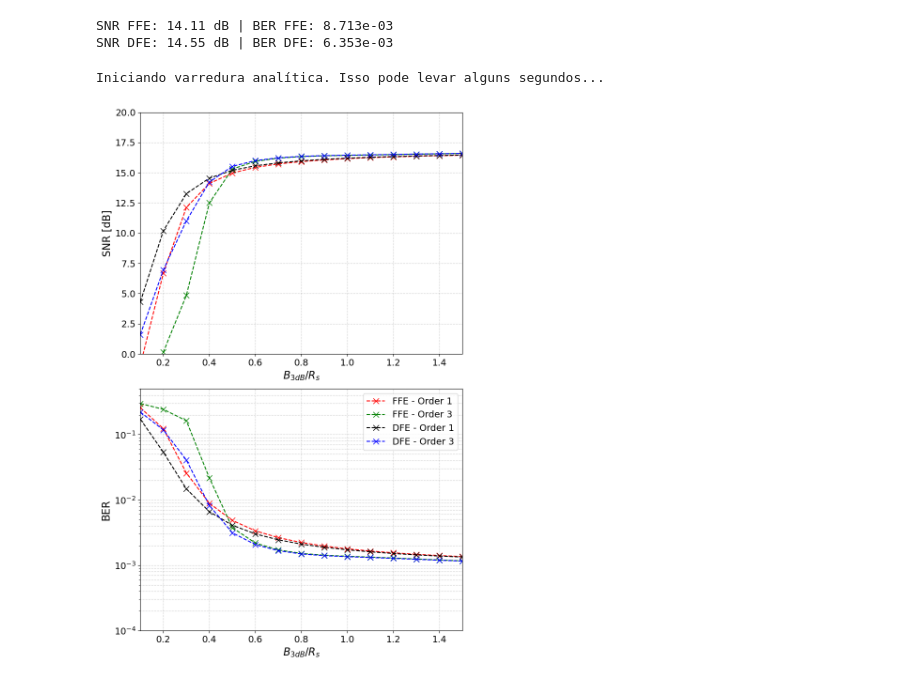
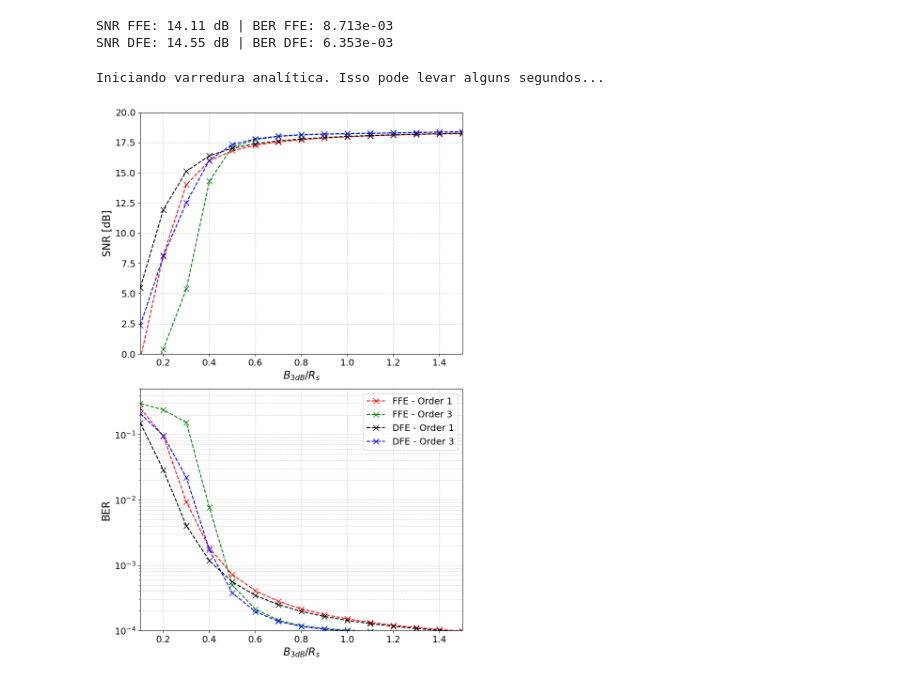
Before and after one commit to elmerfariass/Performance-Modeling-for-High-Capacity-IMDD-Systems, a Jupyter notebook: IMDD_Simulation/Section-II_Simulation.ipynb, the cells around one changed output. Cells and saved outputs as stored; diff of their text form; code cells hidden in the pictures.

```diff
--- a/IMDD_Simulation/Section-II_Simulation.ipynb
+++ b/IMDD_Simulation/Section-II_Simulation.ipynb
@@ -61,10 +61,10 @@ SpS= 2
 
 # Sample Rate
 Fs= Rs*SpS
-#n_dac = 16
-n_dac = 4
-#Res = 16
-Res= 8
+n_dac = 8
+#n_dac = 4
+Res = 8
+#Res= 8
 DAC_ADC = True
 
 #Sample Time
@@ -209,12 +209,12 @@ N_samples = len(signal_optTx)
 sim_Fs = paramDAC.outFs # A taxa de amostragem do sinal modulado (400 GHz)
 
 # Cria o vetor de frequências correspondente aos bins da FFT
-f = fftfreq(N_samples, d=1/sim_Fs)
+f_sim = fftfreq(N_samples, d=1/sim_Fs)
 
 # 3. Gerar a resposta em frequência do canal
-H_ch = superGauss(f, n_order, B_3dB)
+H_ch = superGauss(f_sim, n_order, B_3dB)
 plt.figure(figsize=(10, 6))
-plt.plot(f, np.abs(H_ch)**2)
+plt.plot(f_sim, np.abs(H_ch)**2)
 plt.xlabel('Frequency (Hz)')
 plt.ylabel('Power Spectral Density')
 plt.title('Super-Gaussian Response')
@@ -626,7 +509,7 @@ b_rs_ratios = np.arange(0.1, 1.6, 0.1) # Vai de 0.1 até 1.5
 orders = [1, 3]
 
 # Dicionários para armazenar os resultados para cada ordem
-results = {
+anal_results = {
     1: {'snr_ffe': [], 'snr_dfe': [], 'ber_ffe': [], 'ber_dfe': []},
     3: {'snr_ffe': [], 'snr_dfe': [], 'ber_ffe': [], 'ber_dfe': []}
 }
@@ -644,7 +527,7 @@ for n in orders:
 
         # 2. Ruído Total Global (Para plotar a curva de SNR Global)
         S_RIN_global = calc_S_RIN(Ps2, RIN, f)
-        S_N_total = calc_S_N(S_RIN_global, S_shot, S_th, H_ch_sq, 10, False)
+        S_N_total = calc_S_N(S_RIN_global, S_shot, S_th, 0, H_ch_sq, False)
 
         # 3. SNR Espectral (Global)
         S_N_f = get_spectral_snr(f, OMA_outer, Rs, Pulse, H_ch, S_N_total)
@@ -657,8 +540,8 @@ for n in orders:
         snr_ffe_lin = 1 / (TX_Ts * np.trapezoid(1 / (SNR_f_interp + 1), x=f_int)) - 1
         snr_dfe_lin = np.exp(TX_Ts * np.trapezoid(np.log(SNR_f_interp + 1), x=f_int)) - 1
 
-        results[n]['snr_ffe'].append(10 * np.log10(snr_ffe_lin))
-        results[n]['snr_dfe'].append(10 * np.log10(snr_dfe_lin))
+        anal_results[n]['snr_ffe'].append(10 * np.log10(snr_ffe_lin))
+        anal_results[n]['snr_dfe'].append(10 * np.log10(snr_dfe_lin))
 
         # 5. Loop Heurístico "Olho-por-Olho" (Para o Gráfico de BER)
         ber_ffe_eyes = []
@@ -667,7 +550,7 @@ for n in orders:
         for i in range(M - 1):
             # Recalcula o RIN focado na potência dos 2 níveis que formam ESTE olho
             S_RIN_eye = calc_S_RIN(Ps2[i : i+2], RIN, f)
-            S_N_eye = calc_S_N(S_RIN_eye, S_shot, S_th, H_ch_sq, 10, False)
+            S_N_eye = calc_S_N(S_RIN_eye, S_shot, S_th, 0, H_ch_sq, False)
 
             # SNR e Folding deste olho
             S_N_f_eye = get_spectral_snr(f, OMA_outer, Rs, Pulse, H_ch, S_N_eye)
@@ -682,41 +565,41 @@ for n in orders:
 
             ber_ffe_eyes.append(ber_from_snr_m_pam(snr_ffe_eye_lin, M))
             ber_dfe_eyes.append(ber_from_snr_m_pam(snr_dfe_eye_lin, M))
 
         # A BER final é a média das BERs dos 3 olhos
-        results[n]['ber_ffe'].append(np.mean(ber_ffe_eyes))
-        results[n]['ber_dfe'].append(np.mean(ber_dfe_eyes))
+        anal_results[n]['ber_ffe'].append(np.mean(ber_ffe_eyes))
+        anal_results[n]['ber_dfe'].append(np.mean(ber_dfe_eyes))
 
 # 4. PLOTAGEM DOS GRÁFICOS (Idêntico ao Artigo)
 fig, axs = plt.subplots(2, 1, figsize=(8, 12))
 
 # Gráfico 1: SNR
-axs[0].plot(b_rs_ratios, results[1]['snr_ffe'], 'r--x', label='FFE - Order 1', markersize=8)
-axs[0].plot(b_rs_ratios, results[3]['snr_ffe'], 'g--x', label='FFE - Order 3', markersize=8)
-axs[0].plot(b_rs_ratios, results[1]['snr_dfe'], 'k--x', label='DFE - Order 1', markersize=8)
-axs[0].plot(b_rs_ratios, results[3]['snr_dfe'], 'b--x', label='DFE - Order 3', markersize=8)
+axs[0].plot(b_rs_ratios, anal_results[1]['snr_ffe'], 'r--x', label='FFE - Order 1', markersize=8)
+axs[0].plot(b_rs_ratios, anal_results[3]['snr_ffe'], 'g--x', label='FFE - Order 3', markersize=8)
+axs[0].plot(b_rs_ratios, anal_results[1]['snr_dfe'], 'k--x', label='DFE - Order 1', markersize=8)
+axs[0].plot(b_rs_ratios, anal_results[3]['snr_dfe'], 'b--x', label='DFE - Order 3', markersize=8)
 axs[0].set_xlabel(r'$B_{3dB}/R_s$', fontsize=16)
 axs[0].set_ylabel('SNR [dB]', fontsize=16)
 axs[0].set_ylim(0, 20)
 axs[0].set_xlim(0.1, 1.5)
 axs[0].grid(True, linestyle=':')
 axs[0].tick_params(axis='both', labelsize=14)
 
 # Gráfico 2: BER
-axs[1].semilogy(b_rs_ratios, results[1]['ber_ffe'], 'r--x', label='FFE - Order 1', markersize=8)
-axs[1].semilogy(b_rs_ratios, results[3]['ber_ffe'], 'g--x', label='FFE - Order 3', markersize=8)
-axs[1].semilogy(b_rs_ratios, results[1]['ber_dfe'], 'k--x', label='DFE - Order 1', markersize=8)
-axs[1].semilogy(b_rs_ratios, results[3]['ber_dfe'], 'b--x', label='DFE - Order 3', markersize=8)
+axs[1].semilogy(b_rs_ratios, anal_results[1]['ber_ffe'], 'r--x', label='FFE - Order 1', markersize=8)
+axs[1].semilogy(b_rs_ratios, anal_results[3]['ber_ffe'], 'g--x', label='FFE - Order 3', markersize=8)
+axs[1].semilogy(b_rs_ratios, anal_results[1]['ber_dfe'], 'k--x', label='DFE - Order 1', markersize=8)
+axs[1].semilogy(b_rs_ratios, anal_results[3]['ber_dfe'], 'b--x', label='DFE - Order 3', markersize=8)
 axs[1].set_xlabel(r'$B_{3dB}/R_s$', fontsize=16)
 axs[1].set_ylabel('BER', fontsize=16)
 axs[1].set_ylim(1e-4, 0.5)
 axs[1].set_xlim(0.1, 1.5)
 axs[1].grid(True, linestyle=':', which='both')
 axs[1].tick_params(axis='both', labelsize=14)
 axs[1].legend(fontsize=14, loc='upper right')
 
 plt.tight_layout()
 plt.show()
 # %% [output]
 Iniciando varredura analítica. Isso pode levar alguns segundos...
-[figure, old version]
+[figure, new version]
```
Also changed, not shown: parts of 7 cells of this notebook, 2 other files.
